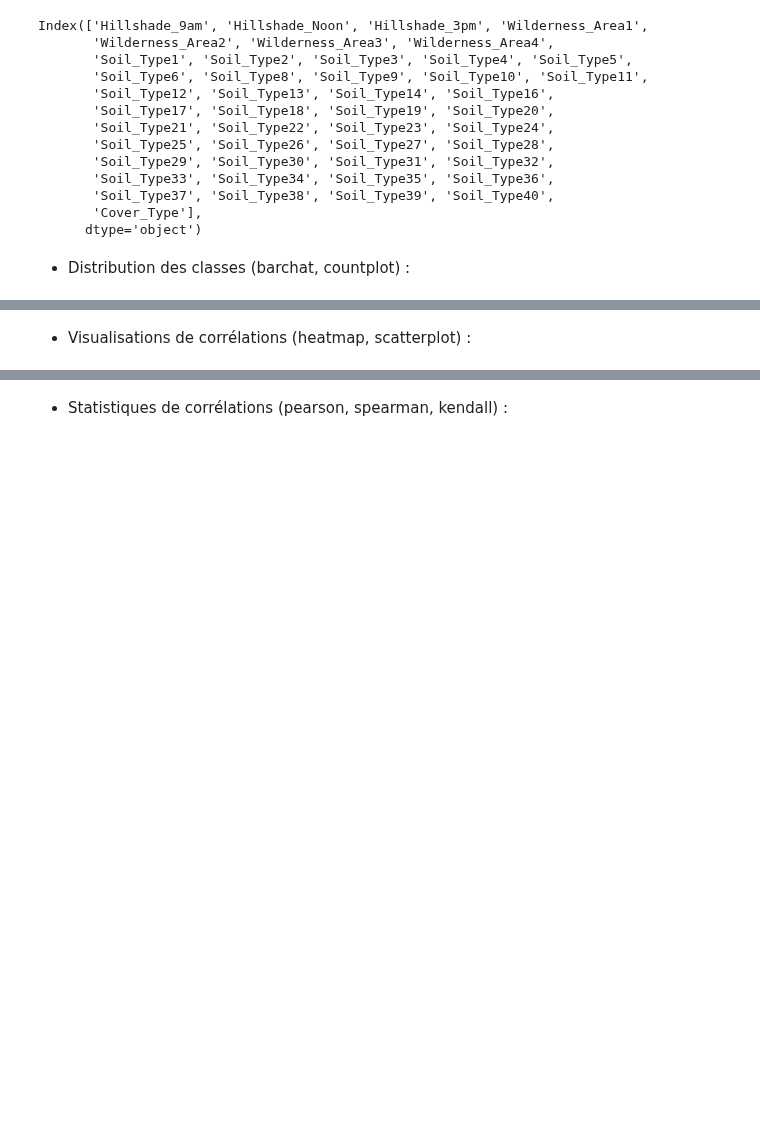
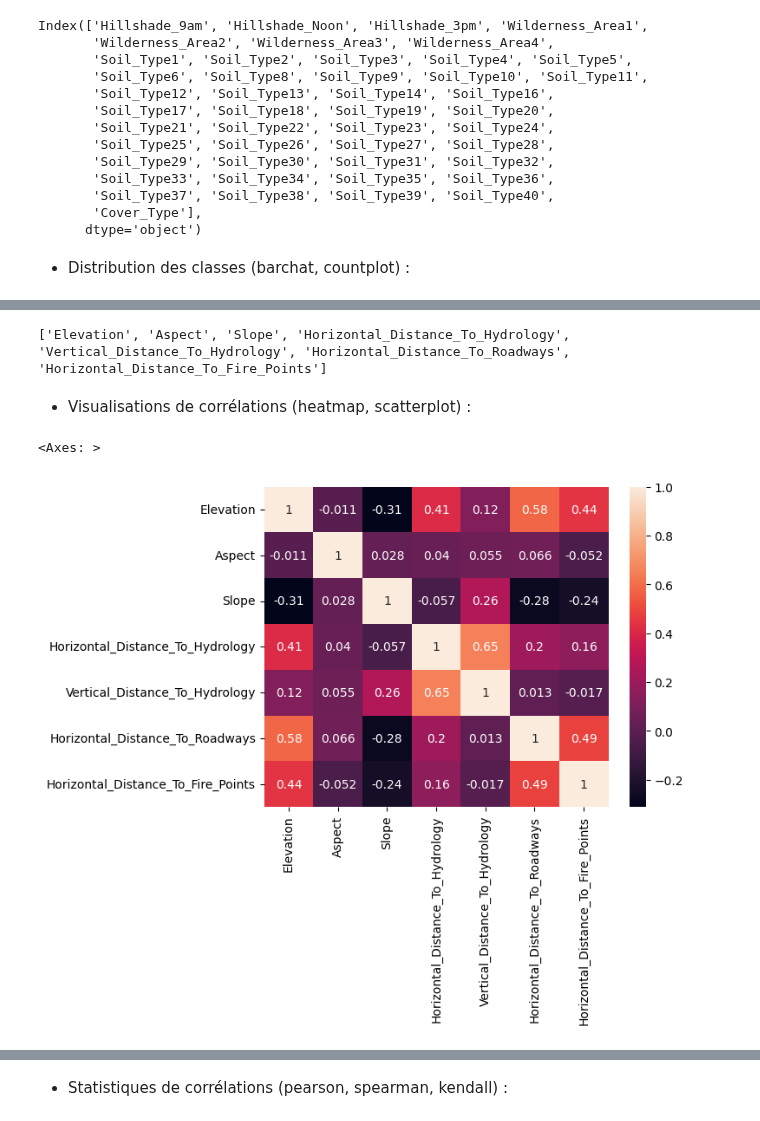
Before and after one commit to Chriishero/Programmation, a Jupyter notebook: Python/Intelligence Artificielle/Projet/Forest Cover Type Prediction (Kaggle)/EDA.ipynb, the cells around one changed output, grey strips where cells are left out. Drawn from its saved outputs; the diff is of its cells as text; code cells hidden in the pictures; blank space fills up the shorter version.

```diff
--- a/Python/Intelligence Artificielle/Projet/Forest Cover Type Prediction (Kaggle)/EDA.ipynb
+++ b/Python/Intelligence Artificielle/Projet/Forest Cover Type Prediction (Kaggle)/EDA.ipynb
@@ -471,2 +513,13 @@ NameError: name 'sns' is not defined
+# %%
+print(continuous_features)
+# %% [output]
+['Elevation', 'Aspect', 'Slope', 'Horizontal_Distance_To_Hydrology', 'Vertical_Distance_To_Hydrology', 'Horizontal_Distance_To_Roadways', 'Horizontal_Distance_To_Fire_Points']
 # %% [markdown]
 - Visualisations de corrélations (heatmap, scatterplot) :
+# %%
+continuous_corr = df[continuous_features].corr()
+# %%
+sns.heatmap(continuous_corr, annot=True, cbar=True)
+# %% [output]
+<Axes: >
+[figure, added]
```
Also changed, not shown: parts of 16 cells of this notebook, 2 other files.
